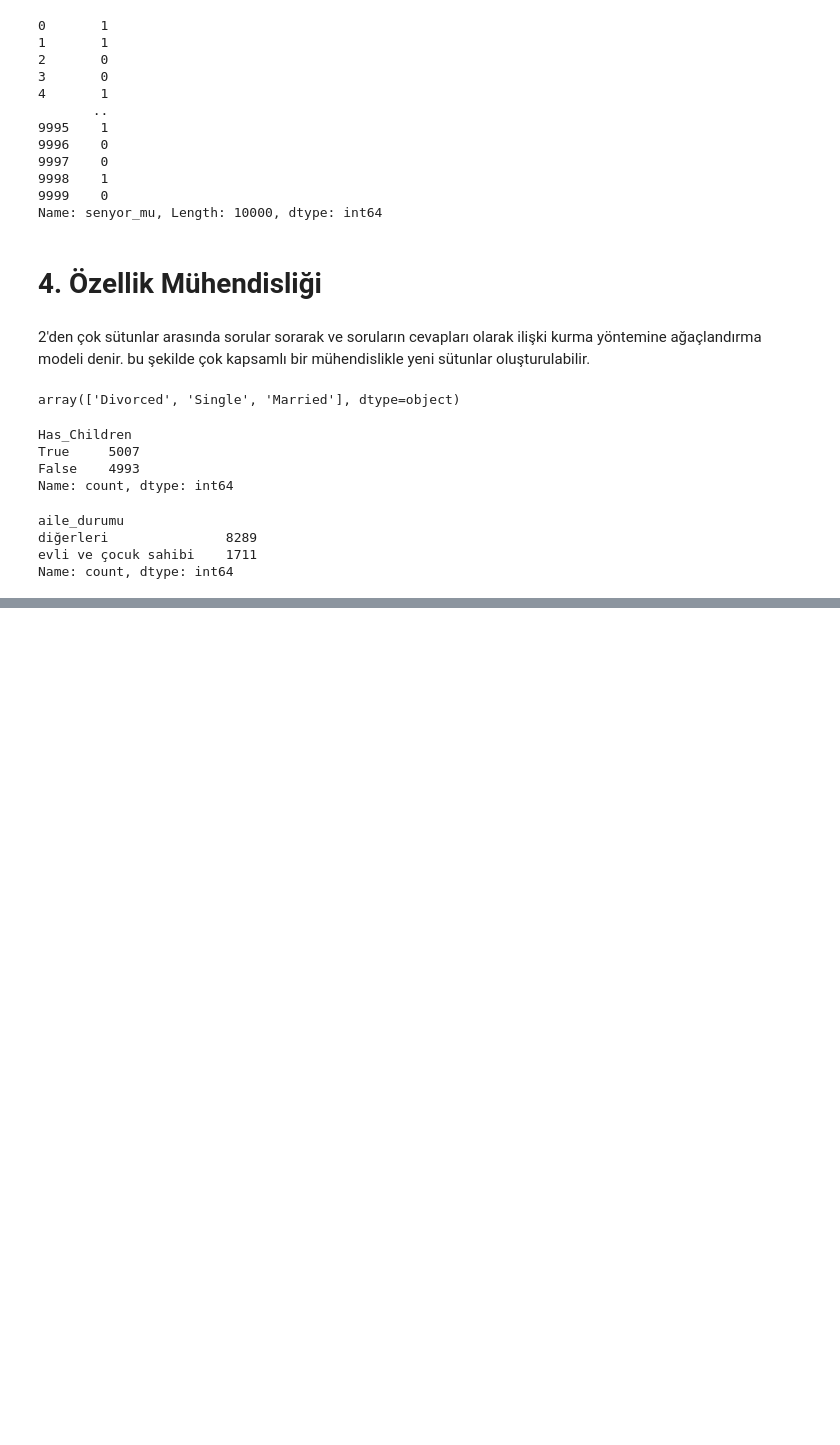
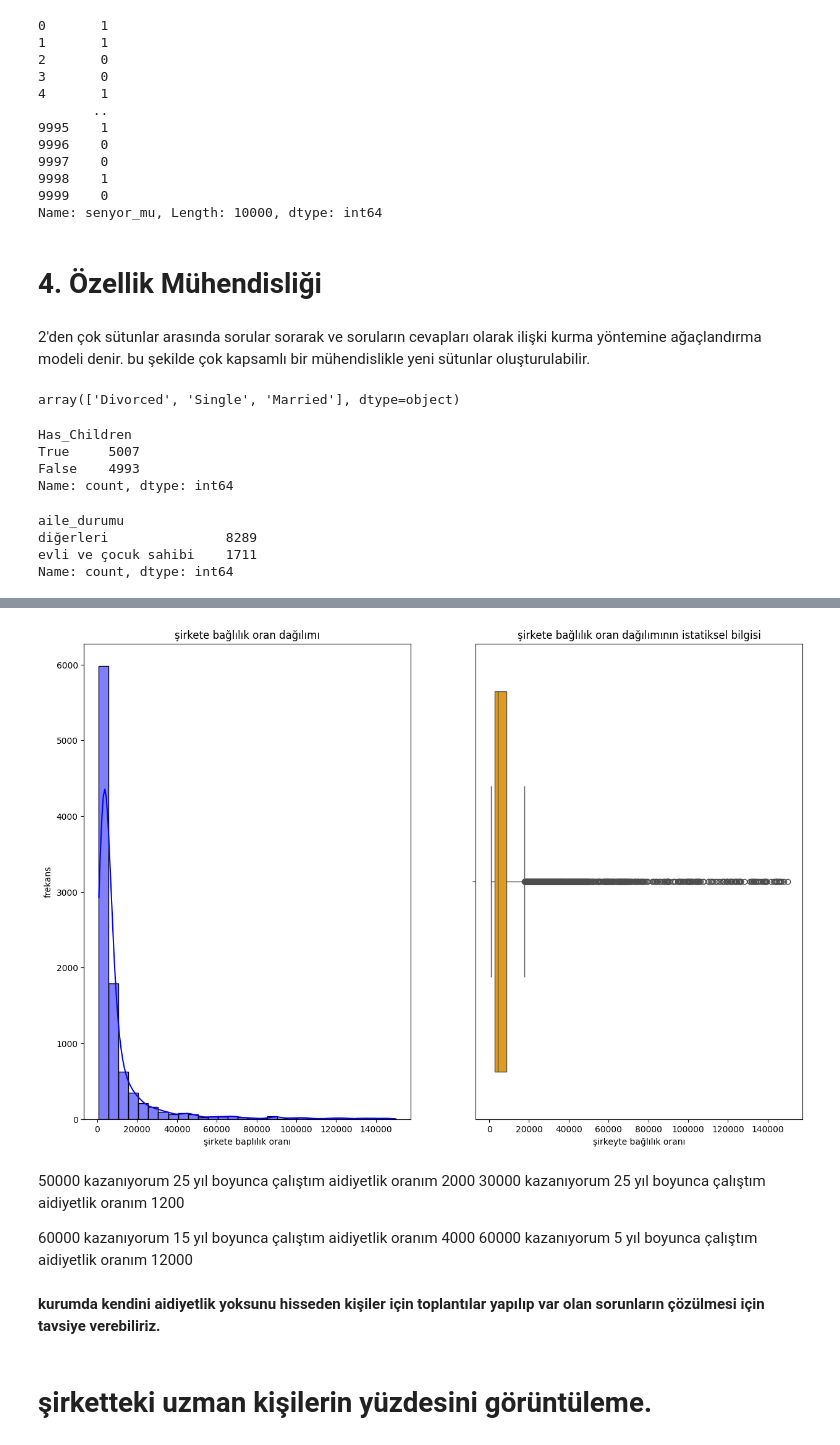
Before and after one commit to kisiselFarukProjeleri/HR_Analiz_project, a Jupyter notebook: HRDataProject.ipynb, the cells around one changed output, grey strips where cells are left out. Drawn from its saved outputs; the diff is of its cells as text; code cells hidden in the pictures; blank space fills up the shorter version.

Commit message:
özellik mühendisliği tamamlandı, göreseller ve tavsiye yorumları tamamlandı.

```diff
--- a/HRDataProject.ipynb
+++ b/HRDataProject.ipynb
@@ -328,0 +441,3 @@ Name: count, dtype: int64
+# %%
+df['Aidiyetlik_Miktarı'] = (df['Salary'] / df['Years_at_Company'])
+df['Aidiyetlik_Miktarı']
@@ -328,0 +470,26 @@ Name: count, dtype: int64
+# %%
+plt.figure(figsize=(15,10))
+plt.subplot(1,2,1)
+sns.histplot(df['Aidiyetlik_Miktarı'], kde=True, bins=30, color='blue')
+plt.title('şirkete bağlılık oran dağılımı')
+plt.xlabel('şirkete baplılık oranı')
+plt.ylabel('frekans')
+
+#1.satırın 2.sütun grafiğini ekledik
+plt.subplot(1,2,2)
+sns.boxplot(x=df['Aidiyetlik_Miktarı'], color='Orange')
+plt.title('şirkete bağlılık oran dağılımının istatiksel bilgisi')
+plt.xlabel('şirkeyte bağlılık oranı')
+plt.show()
+# %% [output]
+[figure, added]
+# %% [markdown]
+50000 kazanıyorum 25 yıl boyunca çalıştım aidiyetlik oranım 2000
+30000 kazanıyorum 25 yıl boyunca çalıştım aidiyetlik oranım 1200
+
+60000 kazanıyorum 15 yıl boyunca çalıştım aidiyetlik oranım 4000
+60000 kazanıyorum 5 yıl boyunca çalıştım aidiyetlik oranım 12000
+# %% [markdown]
+**kurumda kendini aidiyetlik yoksunu hisseden kişiler için toplantılar yapılıp var olan sorunların çözülmesi için tavsiye verebiliriz.**
+# %% [markdown]
+# şirketteki uzman kişilerin yüzdesini görüntüleme.
```
Also changed, not shown: parts of 24 cells of this notebook.
